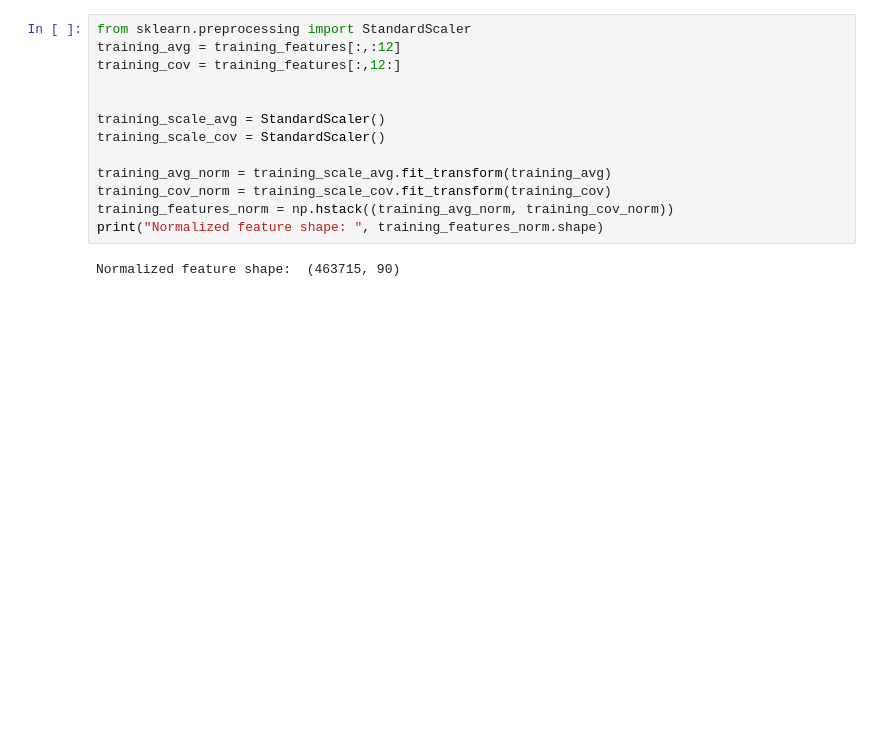
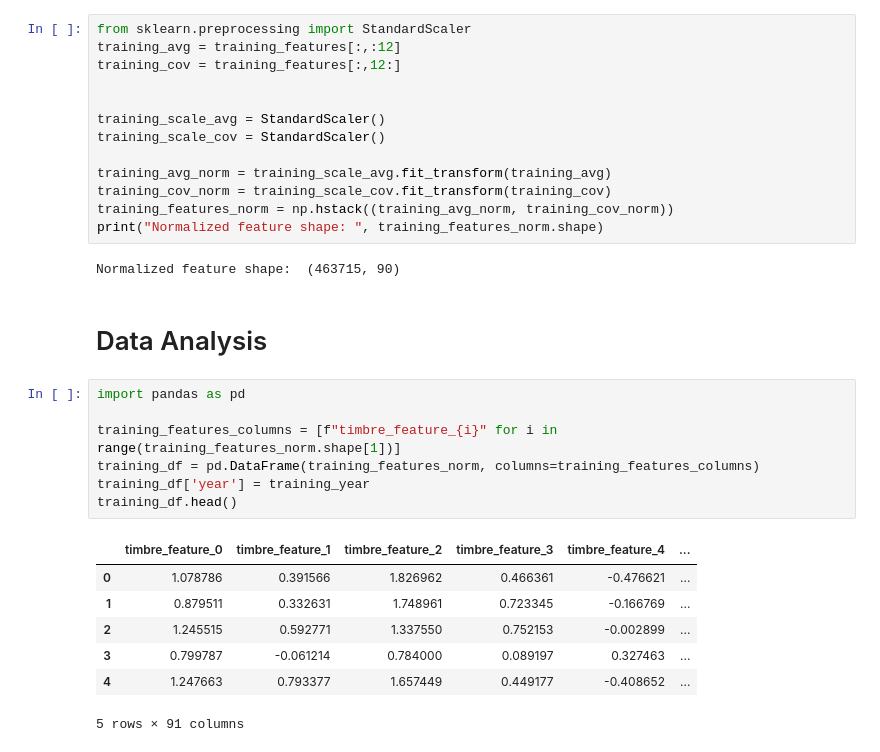
Before and after one commit to Skillz619/CMPE-255-Team-Project, a Jupyter notebook: Project.ipynb, the cells around one changed output. Cells and saved outputs as stored; diff of their text form; blank space fills up the shorter version.

```diff
--- a/Project.ipynb
+++ b/Project.ipynb
@@ -60,3 +60,20 @@ training_features_norm = np.hstack((training_avg_norm, training_cov_norm))
 print("Normalized feature shape: ", training_features_norm.shape)
 # %% [output]
 Normalized feature shape:  (463715, 90)
+# %% [markdown]
+# Data Analysis
+# %%
+import pandas as pd
+
+training_features_columns = [f"timbre_feature_{i}" for i in range(training_features_norm.shape[1])]
+training_df = pd.DataFrame(training_features_norm, columns=training_features_columns)
+training_df['year'] = training_year
+training_df.head()
+# %% [output]
+|  | timbre_feature_0 | timbre_feature_1 | timbre_feature_2 | timbre_feature_3 | timbre_feature_4 | ... |
+| 0 | 1.078786 | 0.391566 | 1.826962 | 0.466361 | -0.476621 | ... |
+| 1 | 0.879511 | 0.332631 | 1.748961 | 0.723345 | -0.166769 | ... |
+| 2 | 1.245515 | 0.592771 | 1.337550 | 0.752153 | -0.002899 | ... |
+| 3 | 0.799787 | -0.061214 | 0.784000 | 0.089197 | 0.327463 | ... |
+| 4 | 1.247663 | 0.793377 | 1.657449 | 0.449177 | -0.408652 | ... |
+5 rows × 91 columns
```
Also changed, not shown: parts of 3 cells of this notebook.
